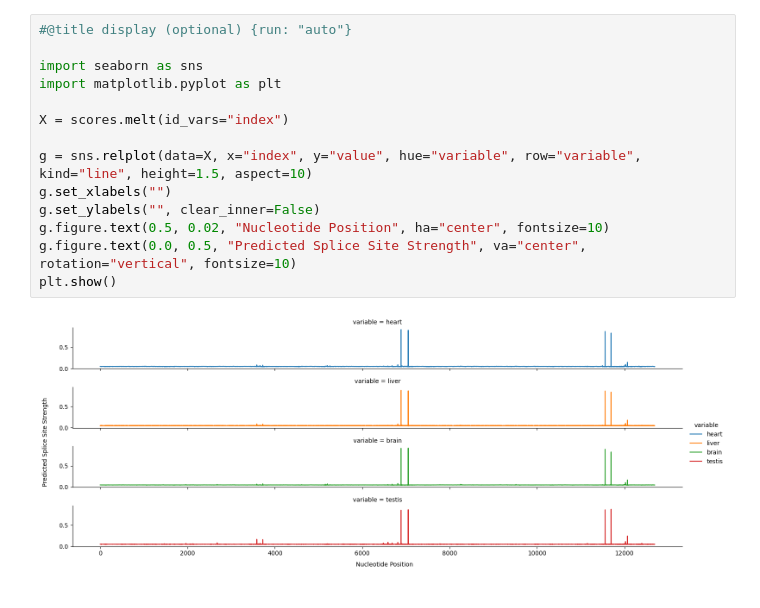
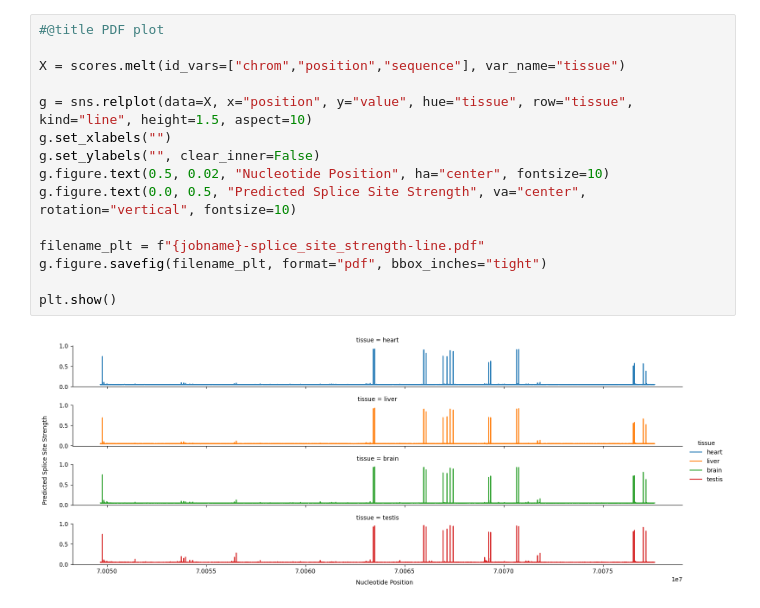
Before and after one commit to MiqG/ColabRNA, a Jupyter notebook: notebooks/Pangolin.ipynb, the cells around one changed output. Drawn from its saved outputs; the diff is of its cells as text.

```diff
--- a/notebooks/Pangolin.ipynb
+++ b/notebooks/Pangolin.ipynb
@@ -136,16 +249,17 @@ Wall time: 14.9 s
 # %%
-#@title display (optional) {run: "auto"}
+#@title PDF plot
 
-import seaborn as sns
-import matplotlib.pyplot as plt
+X = scores.melt(id_vars=["chrom","position","sequence"], var_name="tissue")
 
-X = scores.melt(id_vars="index")
-
-g = sns.relplot(data=X, x="index", y="value", hue="variable", row="variable", kind="line", height=1.5, aspect=10)
+g = sns.relplot(data=X, x="position", y="value", hue="tissue", row="tissue", kind="line", height=1.5, aspect=10)
 g.set_xlabels("")
 g.set_ylabels("", clear_inner=False)
 g.figure.text(0.5, 0.02, "Nucleotide Position", ha="center", fontsize=10)
 g.figure.text(0.0, 0.5, "Predicted Splice Site Strength", va="center", rotation="vertical", fontsize=10)
+
+filename_plt = f"{jobname}-splice_site_strength-line.pdf"
+g.figure.savefig(filename_plt, format="pdf", bbox_inches="tight")
+
 plt.show()
 # %% [output]
-[figure, old version]
+[figure, new version]
```
Also changed, not shown: parts of 8 cells of this notebook.
